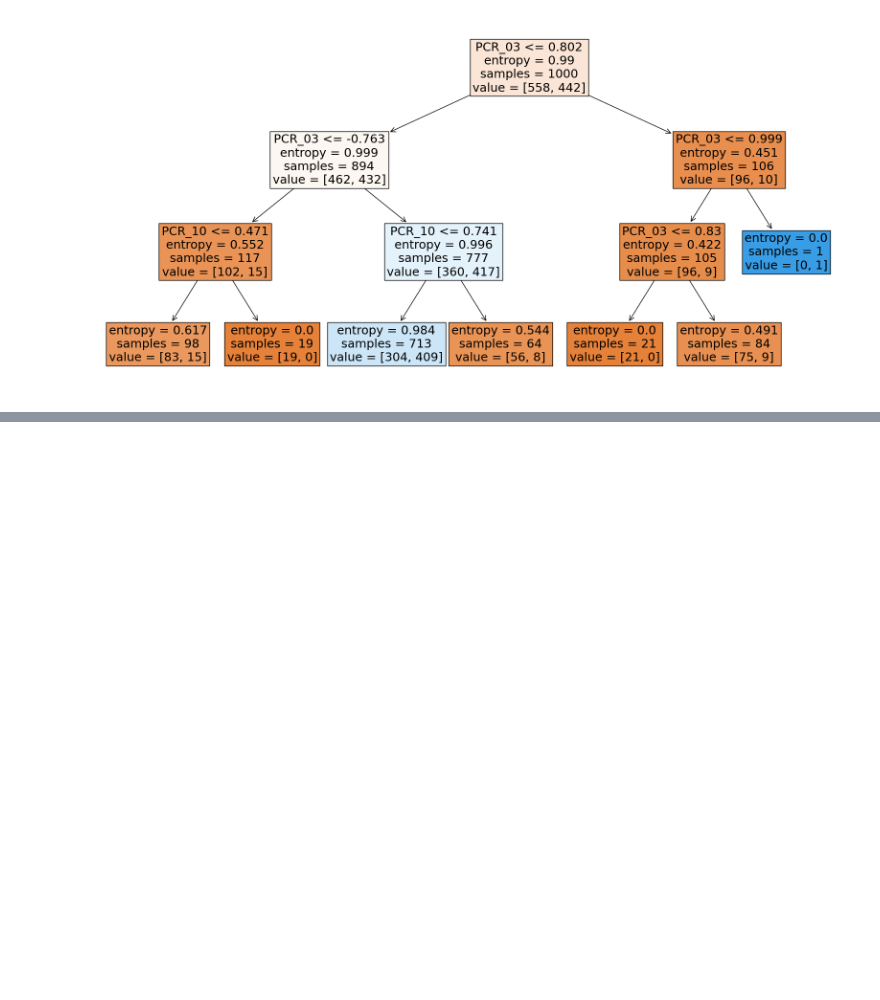
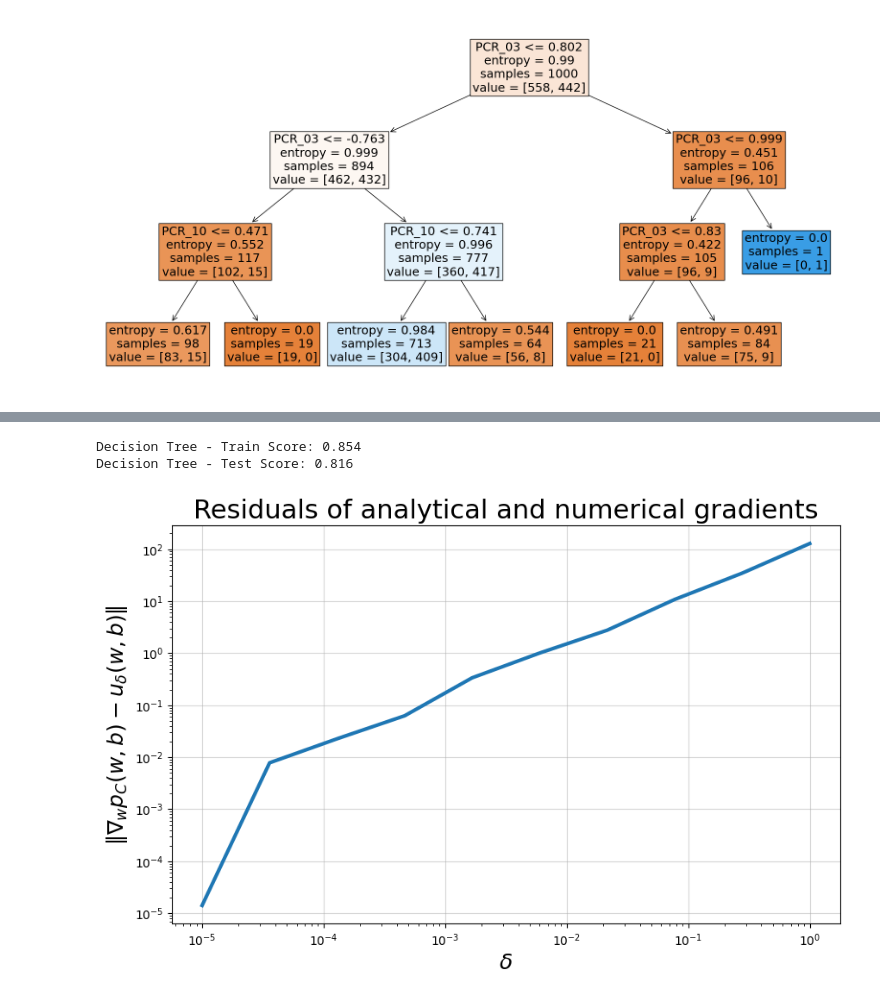
Before and after one commit to Raph3103/hw4atam, a Jupyter notebook: Untitled0.ipynb, the cells around one changed output, grey strips where cells are left out. Cells and saved outputs as stored; diff of their text form; code cells hidden in the pictures; blank space fills up the shorter version.

```diff
--- a/Untitled0.ipynb
+++ b/Untitled0.ipynb
@@ -197,0 +235,9 @@ Train score for decision tree 3: 0.664
+# %%
+decision_tree = DecisionTreeClassifier(max_depth=grid.best_params_['max_depth'], min_samples_leaf=grid.best_params_['min_samples_leaf'] ,criterion="entropy")
+decision_tree.fit(X_all_features_train, Y_all_features_train)
+
+print("Decision Tree - Train Score:", decision_tree.score(X_all_features_train, Y_all_features_train))
+print("Decision Tree - Test Score:", decision_tree.score(X_all_features_test, Y_all_features_test))
+# %% [output]
+Decision Tree - Train Score: 0.854
+Decision Tree - Test Score: 0.816
@@ -197,0 +447,7 @@ Train score for decision tree 3: 0.664
+# %%
+X_train = X_train.to_numpy()
+Y_train = Y_train.to_numpy()
+# %%
+compare_gradients(X_train, Y_train, deltas=np.logspace(-5, 0, 10))
+# %% [output]
+[figure, added]
```
Also changed, not shown: parts of 12 cells of this notebook.
